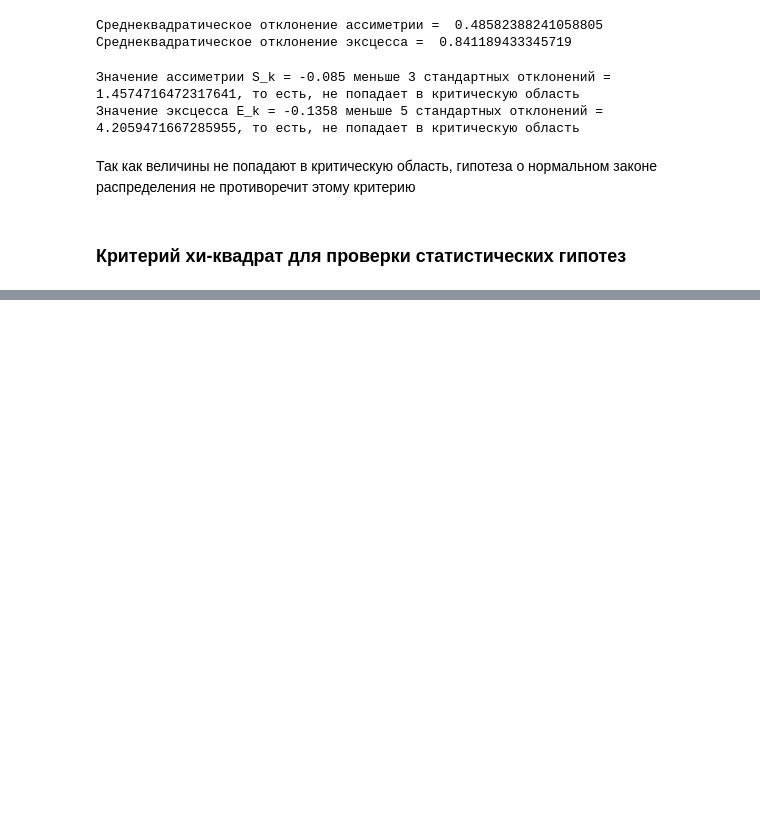
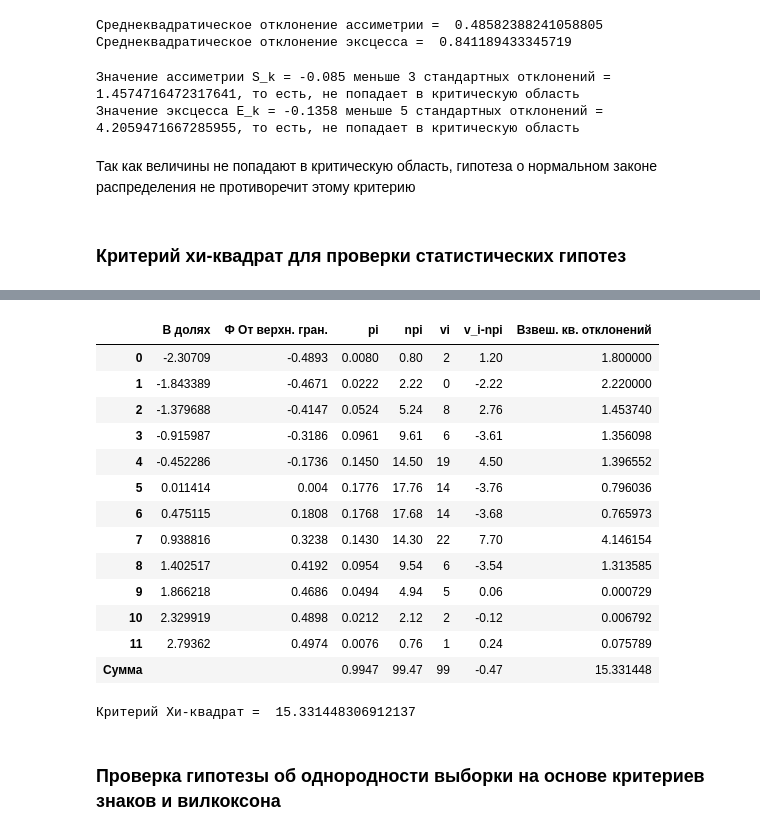
Before and after one commit to Artarcadman/Statistics, a Jupyter notebook: stats.ipynb, the cells around one changed output, grey strips where cells are left out. Drawn from its saved outputs; the diff is of its cells as text; code cells hidden in the pictures; blank space fills up the shorter version.

```diff
--- a/stats.ipynb
+++ b/stats.ipynb
@@ -643,3 +641,18 @@ else:
 Так как величины не попадают в критическую область, гипотеза о нормальном законе распределения не противоречит этому критерию
 # %% [markdown]
 ### Критерий хи-квадрат для проверки статистических гипотез
+# %%
+print(x_avg)
+print(s)
+df.describe()
+F = []
+X_left = []
+X_right = []
+F_function_left = []
+F_function_right = []
+for left, right in zip(bins[:-1], bins[1:]):
+    x_left = (right - x_avg)/s
+    x_right = (left - x_avg)/s
+    print("x_1 = ", x_left, "x_2 = ", x_right)
+    X_left.append(x_left)
+    X_right.append(x_right)
@@ -645,0 +753,58 @@ else:
+# %%
+f_values = [-0.4893, -0.4671, -0.4147, -0.3186, -0.1736, 0.0040, 0.1808, 0.3238, 0.4192, 0.4686, 0.4898, 0.4974]
+npi = [p * 100 for p in P]
+vi = V_i
+vi_minus_npi = [v - expected for v, expected in zip(vi, npi)]
+
+vi_minus_npi_2_npi = []
+for n1, n2 in zip(vi_minus_npi, npi):
+
+    vi_minus_npi_2_npi_i = (n1**2)/n2
+    vi_minus_npi_2_npi.append(vi_minus_npi_2_npi_i)
+
+
+
+result_2 = pd.DataFrame({
+    "В долях": X_left,
+    "Ф От верхн. гран.": f_values,
+    "pi": P,
+    "npi": npi,
+    "vi": vi,
+    "v_i-npi": vi_minus_npi,
+    "Взвеш. кв. отклонений": vi_minus_npi_2_npi
+})
+
+
+sum_row = {
+    "В долях": "",
+    "Ф От верхн. гран.": "",
+    "pi": sum(P),
+    "npi": sum(npi),
+    "vi": vi.sum(),
+    "v_i-npi": sum(vi_minus_npi),
+    "Взвеш. кв. отклонений": sum(vi_minus_npi_2_npi)
+}
+result_2.loc["Сумма"] = sum_row
+xi_2 = sum(result_2["Взвеш. кв. отклонений"][:-1])
+result_2
+# %% [output]
+|  | В долях | Ф От верхн. гран. | pi | npi | vi | v_i-npi | Взвеш. кв. отклонений |
+| 0 | -2.30709 | -0.4893 | 0.0080 | 0.80 | 2 | 1.20 | 1.800000 |
+| 1 | -1.843389 | -0.4671 | 0.0222 | 2.22 | 0 | -2.22 | 2.220000 |
+| 2 | -1.379688 | -0.4147 | 0.0524 | 5.24 | 8 | 2.76 | 1.453740 |
+| 3 | -0.915987 | -0.3186 | 0.0961 | 9.61 | 6 | -3.61 | 1.356098 |
+| 4 | -0.452286 | -0.1736 | 0.1450 | 14.50 | 19 | 4.50 | 1.396552 |
+| 5 | 0.011414 | 0.004 | 0.1776 | 17.76 | 14 | -3.76 | 0.796036 |
+| 6 | 0.475115 | 0.1808 | 0.1768 | 17.68 | 14 | -3.68 | 0.765973 |
+| 7 | 0.938816 | 0.3238 | 0.1430 | 14.30 | 22 | 7.70 | 4.146154 |
+| 8 | 1.402517 | 0.4192 | 0.0954 | 9.54 | 6 | -3.54 | 1.313585 |
+| 9 | 1.866218 | 0.4686 | 0.0494 | 4.94 | 5 | 0.06 | 0.000729 |
+| 10 | 2.329919 | 0.4898 | 0.0212 | 2.12 | 2 | -0.12 | 0.006792 |
+| 11 | 2.79362 | 0.4974 | 0.0076 | 0.76 | 1 | 0.24 | 0.075789 |
+| Сумма |  |  | 0.9947 | 99.47 | 99 | -0.47 | 15.331448 |
+# %%
+print("Критерий Хи-квадрат = ", xi_2)
+# %% [output]
+Критерий Хи-квадрат =  15.331448306912137
+# %% [markdown]
+### Проверка гипотезы об однородности выборки на основе критериев знаков и вилкоксона
```
Also changed, not shown: parts of 6 cells of this notebook.
